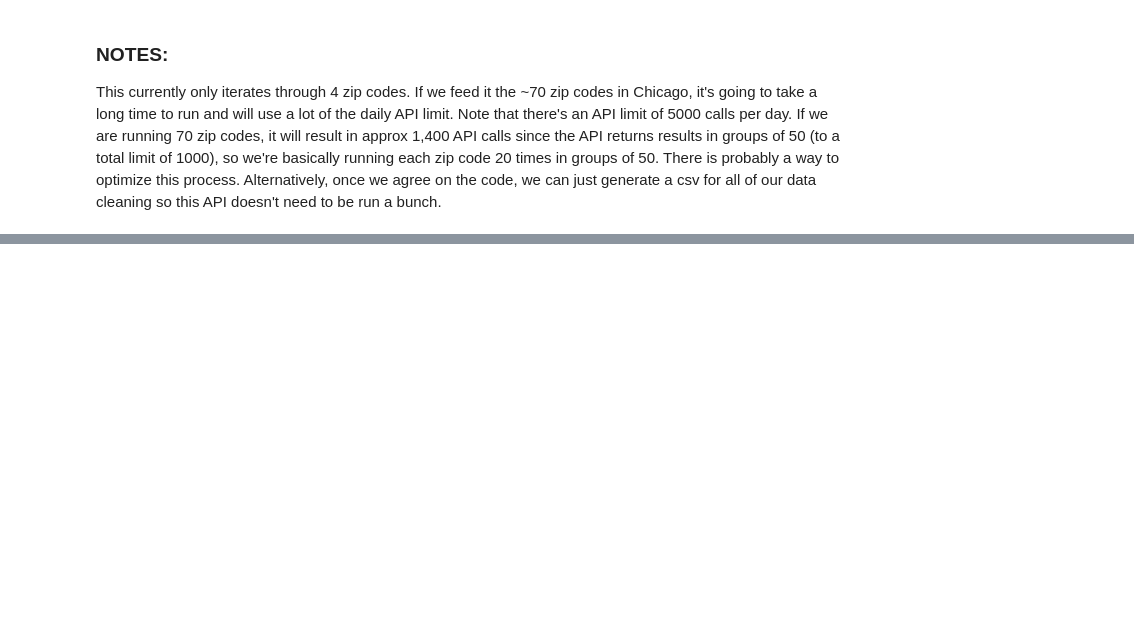
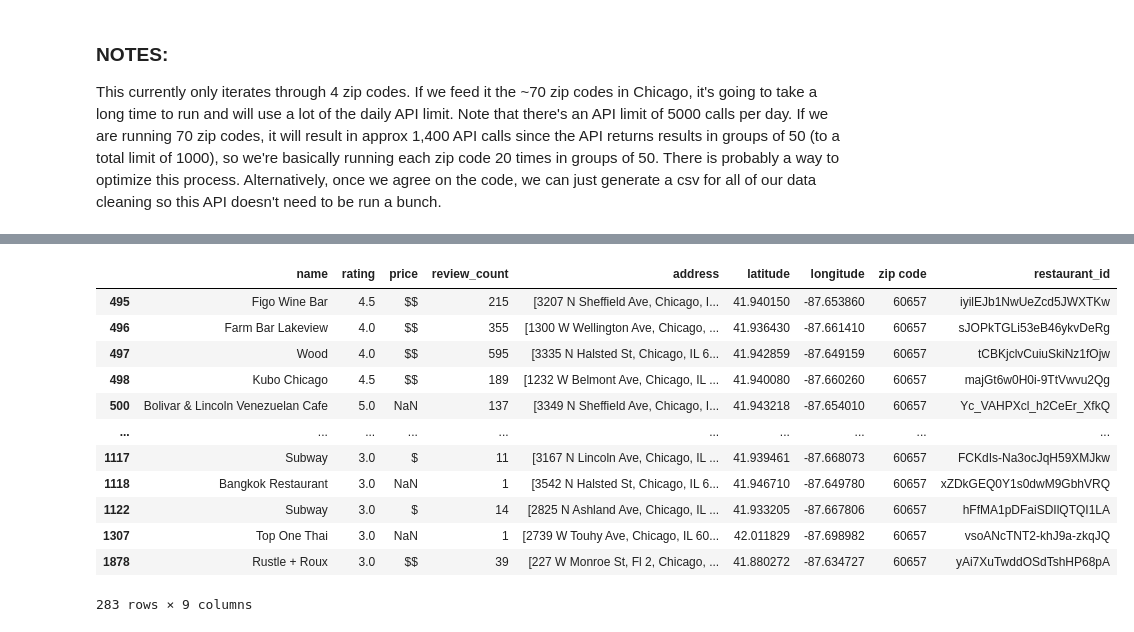
Before and after one commit to joyesufu/Where_Is_The_Food, a Jupyter notebook: yelp_api_experimentation.ipynb, the cells around one changed output, grey strips where cells are left out. Saved outputs shown, nothing was run; the diff lists cells and outputs as text; code cells hidden in the pictures; blank space fills up the shorter version.

```diff
--- a/yelp_api_experimentation.ipynb
+++ b/yelp_api_experimentation.ipynb
@@ -133,0 +186,20 @@ restaurants_df['zip code'].value_counts()
+# %%
+#df by each zip code
+restaurants_df.to_csv("CSV_Output/Restaurant_Data.csv")
+restaurants_df["zip code"].dtype
+restaurants_df_60657 = restaurants_df.loc[restaurants_df["zip code"] == "60657"]
+restaurants_df_60657
+# %% [output]
+|  | name | rating | price | review_count | address | latitude | longitude | zip code | restaurant_id |
+| 495 | Figo Wine Bar | 4.5 | $$ | 215 | [3207 N Sheffield Ave, Chicago, I... | 41.940150 | -87.653860 | 60657 | iyilEJb1NwUeZcd5JWXTKw |
+| 496 | Farm Bar Lakeview | 4.0 | $$ | 355 | [1300 W Wellington Ave, Chicago, ... | 41.936430 | -87.661410 | 60657 | sJOPkTGLi53eB46ykvDeRg |
+| 497 | Wood | 4.0 | $$ | 595 | [3335 N Halsted St, Chicago, IL 6... | 41.942859 | -87.649159 | 60657 | tCBKjclvCuiuSkiNz1fOjw |
+| 498 | Kubo Chicago | 4.5 | $$ | 189 | [1232 W Belmont Ave, Chicago, IL ... | 41.940080 | -87.660260 | 60657 | majGt6w0H0i-9TtVwvu2Qg |
+| 500 | Bolivar & Lincoln Venezuelan Cafe | 5.0 | NaN | 137 | [3349 N Sheffield Ave, Chicago, I... | 41.943218 | -87.654010 | 60657 | Yc_VAHPXcl_h2CeEr_XfkQ |
+| ... | ... | ... | ... | ... | ... | ... | ... | ... | ... |
+| 1117 | Subway | 3.0 | $ | 11 | [3167 N Lincoln Ave, Chicago, IL ... | 41.939461 | -87.668073 | 60657 | FCKdIs-Na3ocJqH59XMJkw |
+| 1118 | Bangkok Restaurant | 3.0 | NaN | 1 | [3542 N Halsted St, Chicago, IL 6... | 41.946710 | -87.649780 | 60657 | xZDkGEQ0Y1s0dwM9GbhVRQ |
+| 1122 | Subway | 3.0 | $ | 14 | [2825 N Ashland Ave, Chicago, IL ... | 41.933205 | -87.667806 | 60657 | hFfMA1pDFaiSDIlQTQI1LA |
+| 1307 | Top One Thai | 3.0 | NaN | 1 | [2739 W Touhy Ave, Chicago, IL 60... | 42.011829 | -87.698982 | 60657 | vsoANcTNT2-khJ9a-zkqJQ |
+| 1878 | Rustle + Roux | 3.0 | $$ | 39 | [227 W Monroe St, Fl 2, Chicago, ... | 41.880272 | -87.634727 | 60657 | yAi7XuTwddOSdTshHP68pA |
+283 rows × 9 columns
```
Also changed, not shown: parts of 10 cells of this notebook, 3 other files.
